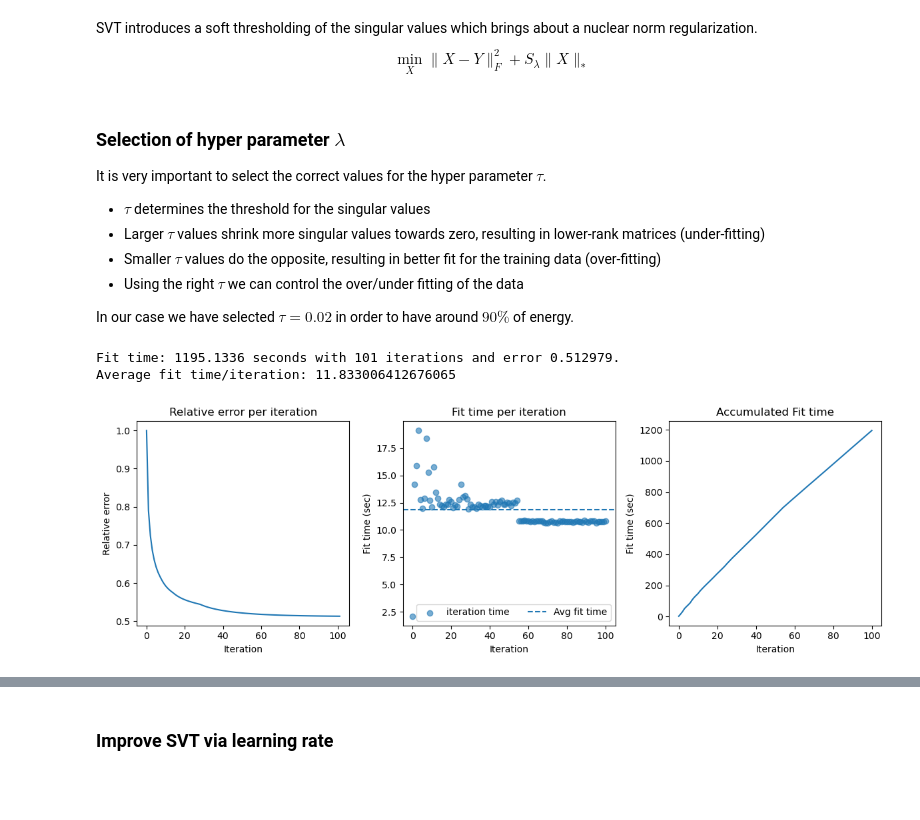
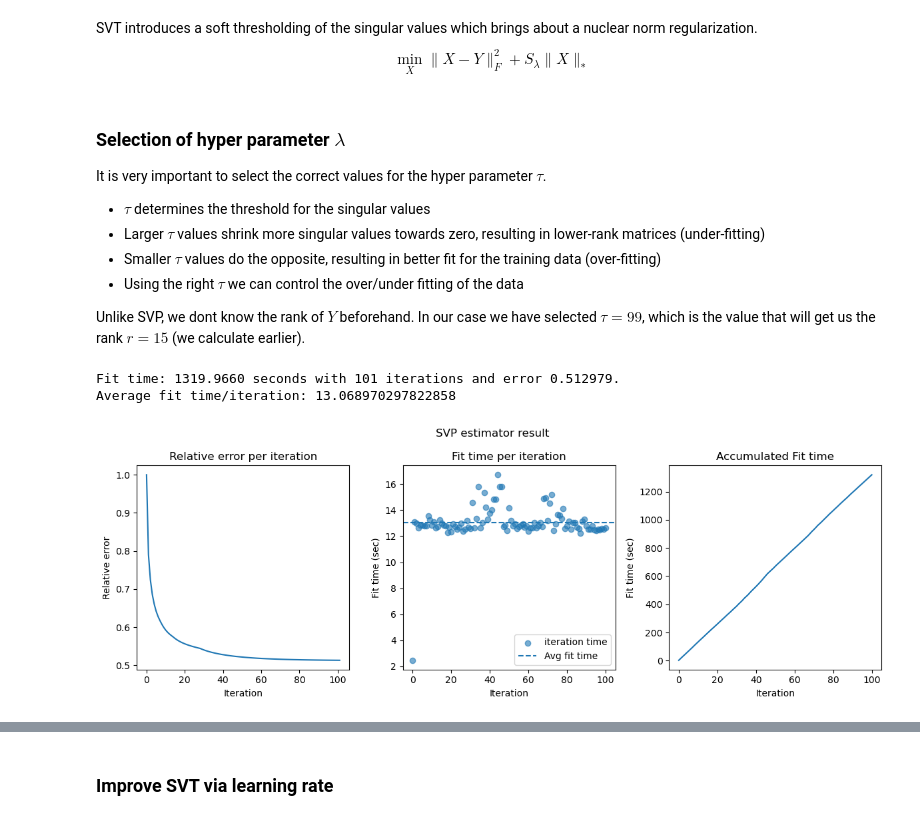
Before and after one commit to katzkid/NetflixProblem, a Jupyter notebook: DimReduce-2.ipynb, the cells around one changed output, grey strips where cells are left out. Saved outputs shown, nothing was run; the diff lists cells and outputs as text; code cells hidden in the pictures; blank space fills up the shorter version.

```diff
--- a/DimReduce-2.ipynb
+++ b/DimReduce-2.ipynb
@@ -247,7 +263,7 @@ class MatrixComletion(BaseEstimator):
         return NotImplementedError
 
 
-    def score(self, Y, y=None):
+    def score(self, Y, mask_test=None):
         # Extract observed entries in the validation fold
         val_indices = list(zip(Y.nonzero()[0], Y.nonzero()[1]))
         val_values = Y.data
@@ -258,12 +274,6 @@ class MatrixComletion(BaseEstimator):
 
 
     def _error_calc(self, X_S, Y_S):
-
-        # # Convert sparse matrices to dense arrays if necessary
-        # if issparse(X_S):
-        #     X_S = X_S.toarray()
-        # if issparse(Y_S):
-        #     Y_S = Y_S.toarray()
 
         # Norm calculation X_S - Y_S
         # normXminusY = np.linalg.norm(X_S - Y_S, ord=2)
@@ -303,6 +313,7 @@ class MatrixComletion(BaseEstimator):
 
         return error
 
+
     def plot_result(self, figsize=(12, 4)):
         """
         Display fitting time and relative error of fitted model
@@ -327,7 +338,7 @@ class MatrixComletion(BaseEstimator):
         plt.title("Fit time per iteration")
         plt.xlabel("Iteration")
         plt.ylabel("Fit time (sec)")
-        plt.legend(loc="lower right", ncol=2)
+        plt.legend(loc="lower right")
 
         # Plot accumulated fitting time
         plt.subplot(1, 3, 3)
@@ -406,5 +417,11 @@ Average fit time/iteration: 0.768375042641517
 # %%
-# Save trained model
-import dill
-with open("trained_model/svp.pkl", "wb") as f:
-    dill.dump(svp_estimator, f)
+# #
+# #  Save and load trained model if needed
+# #
+# import dill
+# with open("trained_model/svp.pkl", "wb") as f:
+#     dill.dump(svp_estimator, f)
+
+# # Load trained model
+# with open("trained_model/svp.pkl", "rb") as f:
+#     svt_estimator = dill.load(f)
@@ -485,13 +493,14 @@ $$
 $$
 # %% [markdown]
 ### Selection of hyper parameter $\lambda$
+
 It is very important to select the correct values for the hyper parameter $\tau$.
-* $\tau$ determines the threshold for the singular values
-* Larger $\tau$ values shrink more singular values towards zero, resulting in lower-rank matrices (under-fitting)
-* Smaller $\tau$ values do the opposite, resulting in better fit for the training data (over-fitting)
-* Using the right $\tau$ we can control the over/under fitting of the data
+- $\tau$ determines the threshold for the singular values
+- Larger $\tau$ values shrink more singular values towards zero, resulting in lower-rank matrices (under-fitting)
+- Smaller $\tau$ values do the opposite, resulting in better fit for the training data (over-fitting)
+- Using the right $\tau$ we can control the over/under fitting of the data
 
-In our case we have selected $\tau = 0.02$ in order to have around $90\%$ of energy.
+Unlike SVP, we dont know the rank of $Y$ beforehand. In our case we have selected $\tau = 99$, which is the value that will get us the rank $r = 15$ (we calculate earlier).
 # %%
 #SVP Estimator class to use with cross validation in scikit learn
 
@@ -542,14 +551,12 @@ class SVTEstimator(MatrixComletion):
         print(f"Fit time: {total_fit_time:.4f} seconds with {self.iter} iterations and error {self.error[-1]:.6f}.")
         return self
 # %%
-from sklearn.model_selection import KFold
+# Fit model
 
-
-# Fit once for timing purposes
 svt_estimator = SVTEstimator(learning_rate=1, max_iter=100, tol=1e-3, tau=tau)
 svt_estimator.fit(sparse_matrix_train, mask)
 
 print(f"Average fit time/iteration: {np.mean(svt_estimator.fit_time)}")
 # %% [output]
-Fit time: 1195.1336 seconds with 101 iterations and error 0.512979.
-Average fit time/iteration: 11.833006412676065
+Fit time: 1319.9660 seconds with 101 iterations and error 0.512979.
+Average fit time/iteration: 13.068970297822858
@@ -556,9 +574,9 @@ Average fit time/iteration: 11.833006412676065
 # %%
 #
 # Plot result for SVT
 #
 fig = svt_estimator.plot_result(figsize=(12, 4))
-# fig.suptitle("SVP estimator result:")
+fig.suptitle("SVP estimator result", y=1.05)
 plt.show()
 # %% [output]
-[figure, old version]
+[figure, new version]
```
Also changed, not shown: parts of 26 cells of this notebook, 3 other files.
